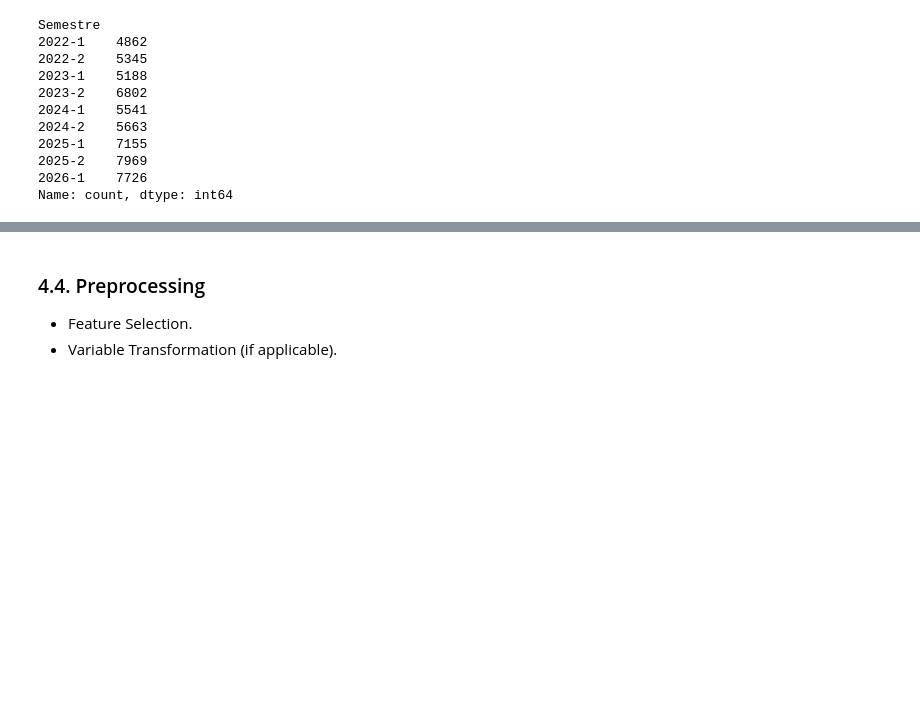
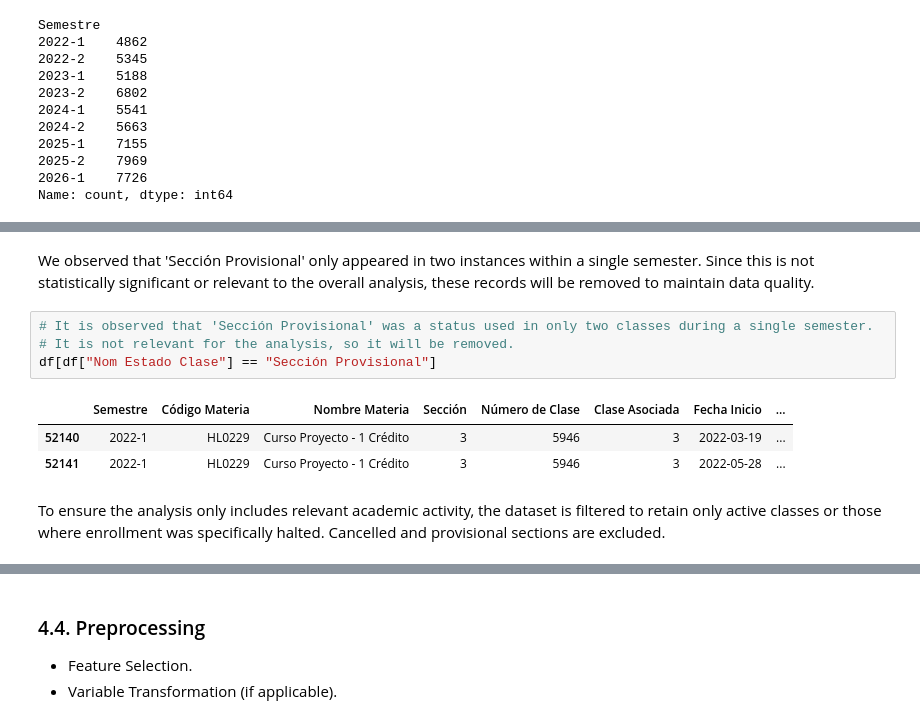
Before and after one commit to SaraMR9/Maestria---Fundamentos-en-ciencia-de-datos, a Jupyter notebook: Proyecto_Final/notebooks/20260207_Final_Project.ipynb, the cells around one changed output, grey strips where cells are left out. Drawn from its saved outputs; the diff is of its cells as text; blank space fills up the shorter version.

```diff
--- a/Proyecto_Final/notebooks/20260207_Final_Project.ipynb
+++ b/Proyecto_Final/notebooks/20260207_Final_Project.ipynb
@@ -330,0 +448,12 @@ Semester analyzed:
+# %% [markdown]
+We observed that 'Sección Provisional' only appeared in two instances within a single semester. Since this is not statistically significant or relevant to the overall analysis, these records will be removed to maintain data quality.
+# %%
+# It is observed that 'Sección Provisional' was a status used in only two classes during a single semester.
+# It is not relevant for the analysis, so it will be removed.
+df[df["Nom Estado Clase"] == "Sección Provisional"]
+# %% [output]
+|  | Semestre | Código Materia | Nombre Materia | Sección | Número de Clase | Clase Asociada | Fecha Inicio | ... |
+| 52140 | 2022-1 | HL0229 | Curso Proyecto - 1 Crédito | 3 | 5946 | 3 | 2022-03-19 | ... |
+| 52141 | 2022-1 | HL0229 | Curso Proyecto - 1 Crédito | 3 | 5946 | 3 | 2022-05-28 | ... |
+# %% [markdown]
+To ensure the analysis only includes relevant academic activity, the dataset is filtered to retain only active classes or those where enrollment was specifically halted. Cancelled and provisional sections are excluded.
```
Also changed, not shown: parts of 40 cells of this notebook, 6 other files.
